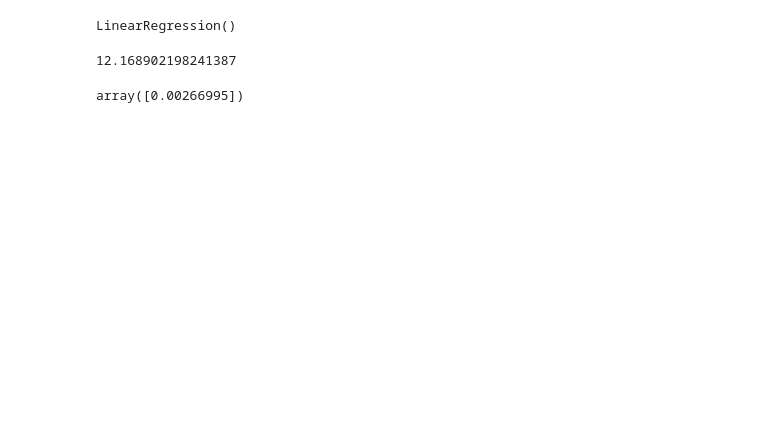
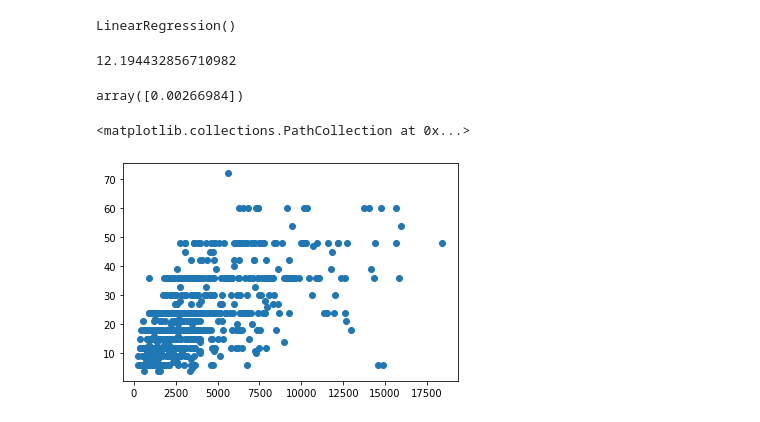
Before and after one commit to WandersonGustavo/Imersao_Alura, a Jupyter notebook: Projeto_Final_DB.ipynb, the cells around one changed output. Drawn from its saved outputs; the diff is of its cells as text; code cells hidden in the pictures; blank space fills up the shorter version.

```diff
--- a/Projeto_Final_DB.ipynb
+++ b/Projeto_Final_DB.ipynb
@@ -73,7 +108,7 @@ base.describe
 colNumber=base.columns.get_loc('credit_amount')
 colNumber
 # %%
-#relacao duracao e idade , idade==x e duracao==y
-X = base.iloc[:,4].values
-y = base.iloc[:,11].values
-X
+#relacao credito e duracao , credito==x e duracao==y
+credito= base.iloc[:,4].values
+duracao = base.iloc[:,1].values
+credito
@@ -83,14 +140,14 @@ X
 # %%
-X = X.reshape(-1, 1)
-modelo = LinearRegression()
-modelo.fit(X, y)
+credito = credito.reshape(-1, 1)
+modeloCD = LinearRegression()
+modeloCD.fit(credito, duracao)
 # %% [output]
 LinearRegression()
 # %%
-modelo.intercept_
+modeloCD.intercept_
 # %% [output]
-12.168902198241387
+12.194432856710982
 # %%
-modelo.coef_
+modeloCD.coef_
 # %% [output]
-array([0.00266995])
+array([0.00266984])
@@ -99,0 +156,5 @@ plt.plot(X, modelo.predict(X), color = 'red')
+# %%
+plt.scatter(credito,duracao)
+# %% [output]
+<matplotlib.collections.PathCollection at 0x...>
+[figure, added]
```
Also changed, not shown: parts of 9 cells of this notebook.
